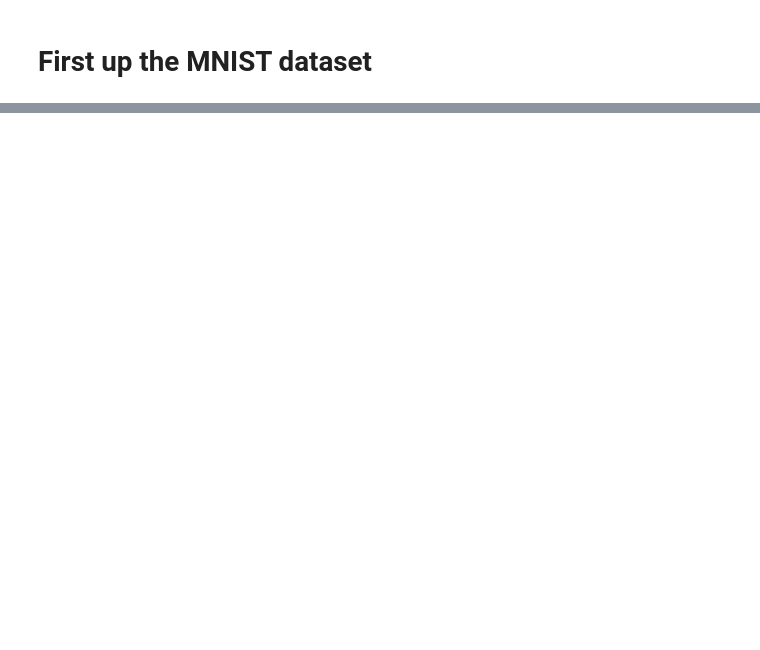
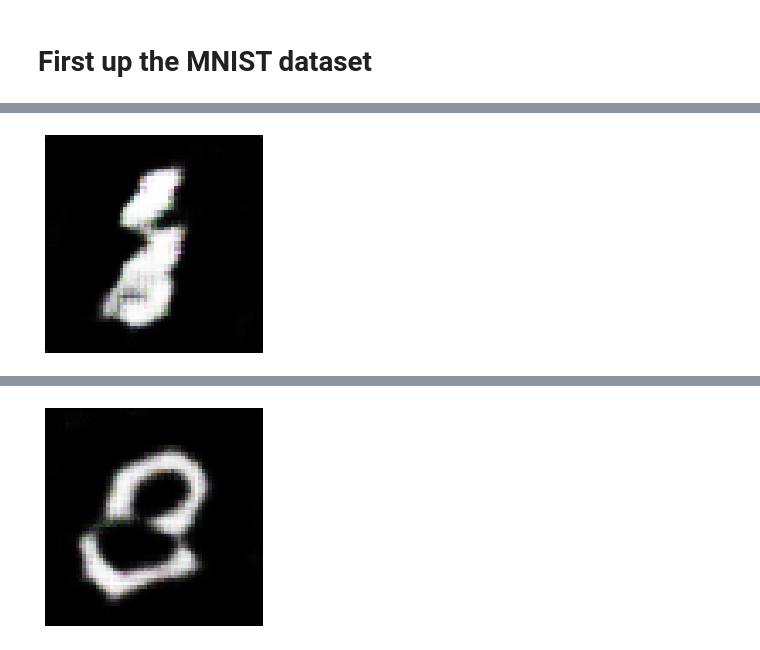
Before and after one commit to thijsgelton/P10-G7_GANs, a Jupyter notebook: P10_G7_GANs.ipynb, the cells around one changed output, grey strips where cells are left out. Drawn from its saved outputs; the diff is of its cells as text; code cells hidden in the pictures; blank space fills up the shorter version.

```diff
--- a/P10_G7_GANs.ipynb
+++ b/P10_G7_GANs.ipynb
@@ -440,7 +413,7 @@ def train_wgan(dataset, net_g, net_d, trainer_g, trainer_d, metric, n_epochs, ba
         d_loss_epoch = []
         g_loss_epoch = []
 
-        for data, _ in valid_data_loader:
+        for data in dataset:
             ############################
             # (1) Update D network: maximize log(D(x)) + log(1 - D(G(z)))
             ###########################
@@ -582,0 +572,22 @@ TypeError: ignored
+# %%
+# initialize the generator and the discriminator
+netG = Generator()
+netG.initialize(mx.init.Normal(0.02), ctx=ctx)
+netD = Discriminator()
+netD.initialize(mx.init.Normal(0.02), ctx=ctx)
+
+# Clip initial weights
+netD.forward(mx.nd.ones(shape=(batch_size, 3, 64, 64), ctx=ctx))
+weights = netD.collect_params()
+for i in weights:
+    w = weights[i].data()
+    mx.nd.clip(w, -0.01, 0.01, out=w)
+
+# trainer for the generator and the discriminator
+trainerG = gluon.Trainer(netG.collect_params(), 'rmsprop', {'learning_rate': 0.00005})
+trainerD = gluon.Trainer(netD.collect_params(), 'rmsprop', {'learning_rate': 0.00005})
+
+metric = mx.metric.CustomMetric(facc)
+
+train_wgan(dataset=mnist_train_data, net_g=netG, net_d=netD, trainer_g=trainerG, trainer_d=trainerD, metric=metric, n_epochs=20, batch_size=batch_size, latent_z_size=latent_z_size)
+# %% [output]
@@ -582,0 +597 @@ TypeError: ignored
+[figure, added]
@@ -582,0 +601 @@ TypeError: ignored
+[figure, added]
```
Also changed, not shown: parts of 19 cells of this notebook.
